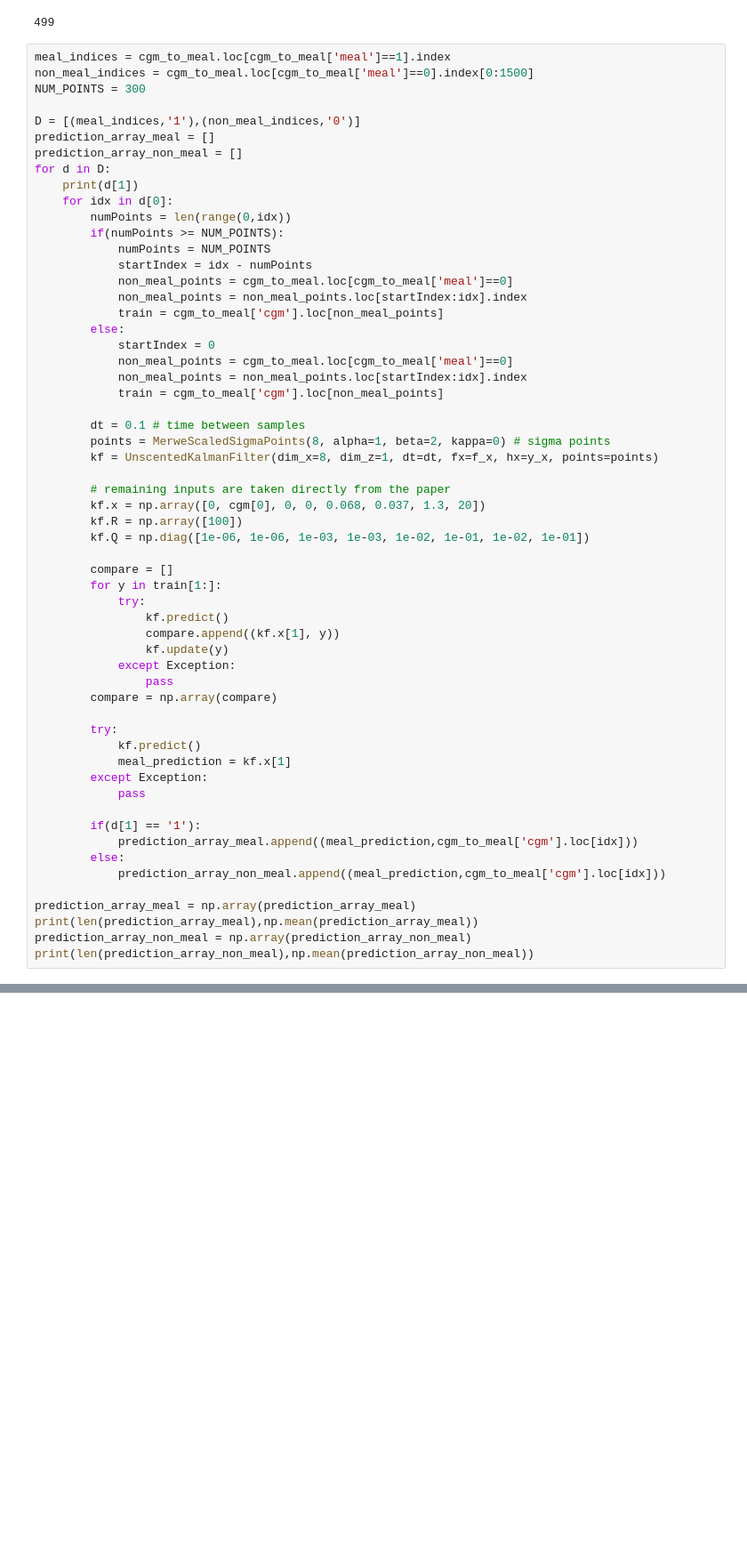
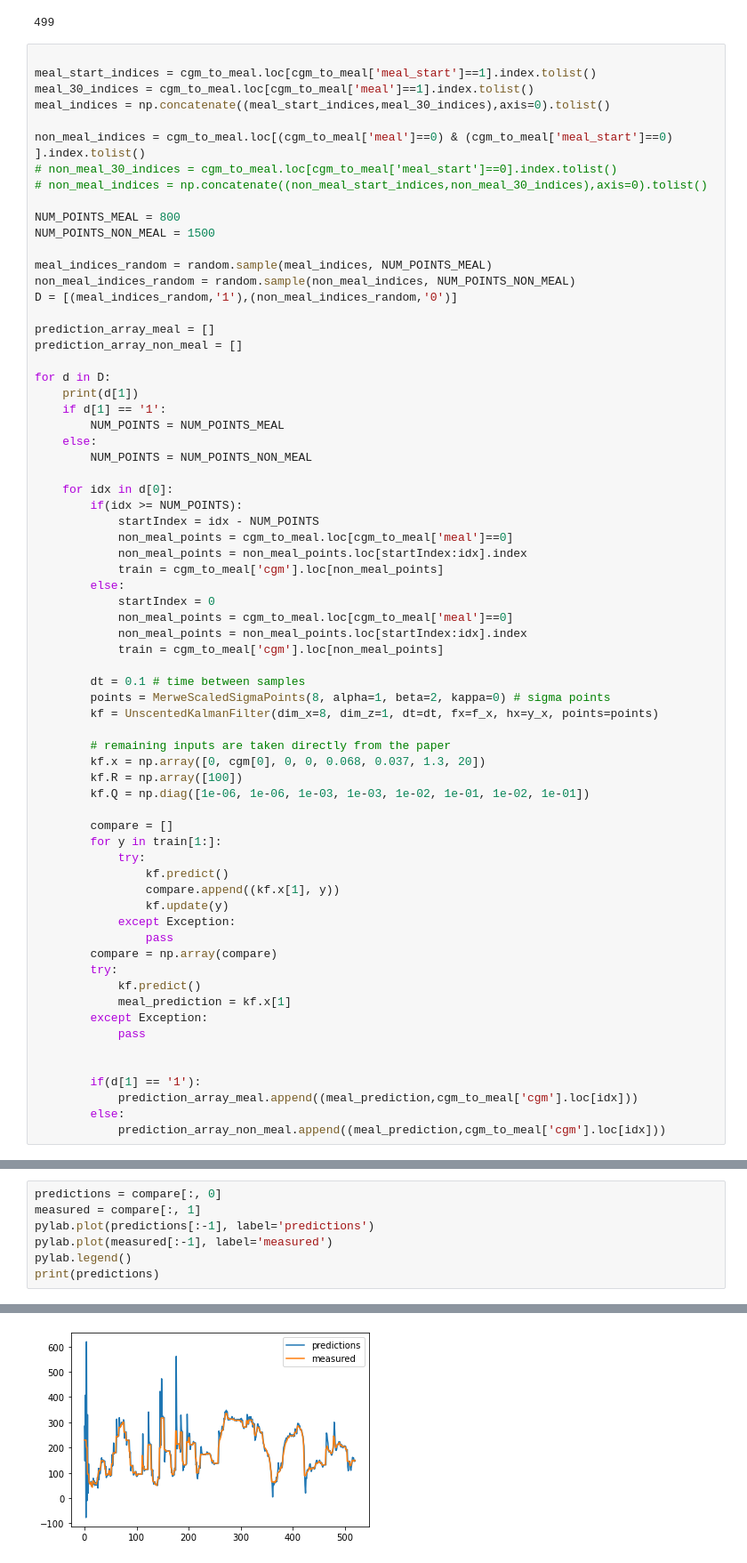
Before and after one commit to apattnaik/GlucoseMonitoringAndMealPrediction, a Jupyter notebook: kalman_filter_barebones.ipynb, the cells around one changed output, grey strips where cells are left out. Shown at 89% size. Saved outputs shown, nothing was run; the diff lists cells and outputs as text; blank space fills up the shorter version.

```diff
--- a/kalman_filter_barebones.ipynb
+++ b/kalman_filter_barebones.ipynb
@@ -144,20 +131,35 @@ labels = cgm_to_meal['meal'].values[START_INDEX:START_INDEX + TRAIN_POINTS]
 # %% [output]
 499
 # %%
-meal_indices = cgm_to_meal.loc[cgm_to_meal['meal']==1].index
-non_meal_indices = cgm_to_meal.loc[cgm_to_meal['meal']==0].index[0:1500]
-NUM_POINTS = 300
 
-D = [(meal_indices,'1'),(non_meal_indices,'0')]
+meal_start_indices = cgm_to_meal.loc[cgm_to_meal['meal_start']==1].index.tolist()
+meal_30_indices = cgm_to_meal.loc[cgm_to_meal['meal']==1].index.tolist()
+meal_indices = np.concatenate((meal_start_indices,meal_30_indices),axis=0).tolist()
+
+non_meal_indices = cgm_to_meal.loc[(cgm_to_meal['meal']==0) & (cgm_to_meal['meal_start']==0) ].index.tolist()
+# non_meal_30_indices = cgm_to_meal.loc[cgm_to_meal['meal_start']==0].index.tolist()
+# non_meal_indices = np.concatenate((non_meal_start_indices,non_meal_30_indices),axis=0).tolist()
+
+NUM_POINTS_MEAL = 800
+NUM_POINTS_NON_MEAL = 1500
+
+meal_indices_random = random.sample(meal_indices, NUM_POINTS_MEAL)
+non_meal_indices_random = random.sample(non_meal_indices, NUM_POINTS_NON_MEAL)
+D = [(meal_indices_random,'1'),(non_meal_indices_random,'0')]
+
 prediction_array_meal = []
 prediction_array_non_meal = []
+
 for d in D:
     print(d[1])
+    if d[1] == '1':
+        NUM_POINTS = NUM_POINTS_MEAL
+    else:
+        NUM_POINTS = NUM_POINTS_NON_MEAL
+
     for idx in d[0]:
-        numPoints = len(range(0,idx))
-        if(numPoints >= NUM_POINTS):
-            numPoints = NUM_POINTS
-            startIndex = idx - numPoints
+        if(idx >= NUM_POINTS):
+            startIndex = idx - NUM_POINTS
             non_meal_points = cgm_to_meal.loc[cgm_to_meal['meal']==0]
             non_meal_points = non_meal_points.loc[startIndex:idx].index
             train = cgm_to_meal['cgm'].loc[non_meal_points]
@@ -185,21 +187,16 @@ for d in D:
             except Exception:
                 pass
         compare = np.array(compare)
-
         try:
             kf.predict()
             meal_prediction = kf.x[1]
         except Exception:
             pass
 
+
         if(d[1] == '1'):
             prediction_array_meal.append((meal_prediction,cgm_to_meal['cgm'].loc[idx]))
         else:
             prediction_array_non_meal.append((meal_prediction,cgm_to_meal['cgm'].loc[idx]))
-
-prediction_array_meal = np.array(prediction_array_meal)
-print(len(prediction_array_meal),np.mean(prediction_array_meal))
-prediction_array_non_meal = np.array(prediction_array_non_meal)
-print(len(prediction_array_non_meal),np.mean(prediction_array_non_meal))
 # %% [output]
 1
@@ -206,0 +204,8 @@ print(len(prediction_array_non_meal),np.mean(prediction_array_non_meal))
+# %%
+predictions = compare[:, 0]
+measured = compare[:, 1]
+pylab.plot(predictions[:-1], label='predictions')
+pylab.plot(measured[:-1], label='measured')
+pylab.legend()
+print(predictions)
+# %% [output]
@@ -206,0 +229 @@ print(len(prediction_array_non_meal),np.mean(prediction_array_non_meal))
+[figure, added]
```
Also changed, not shown: parts of 16 cells of this notebook.
